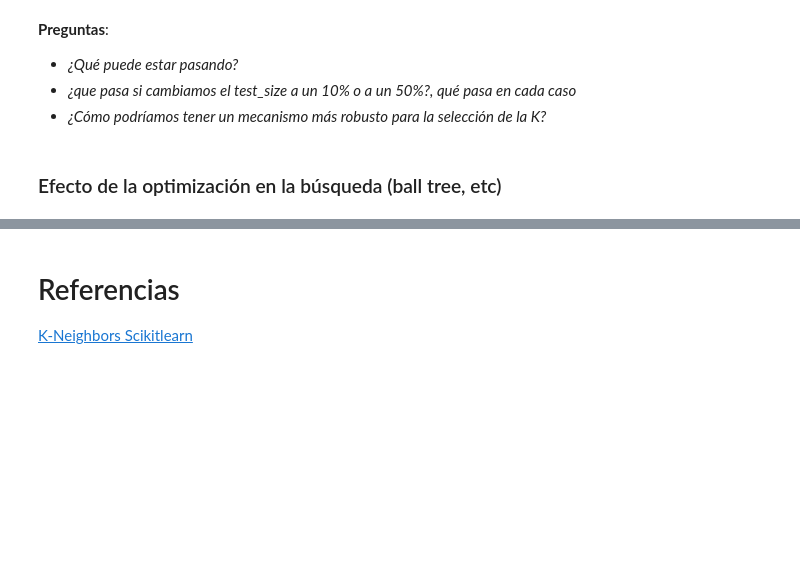
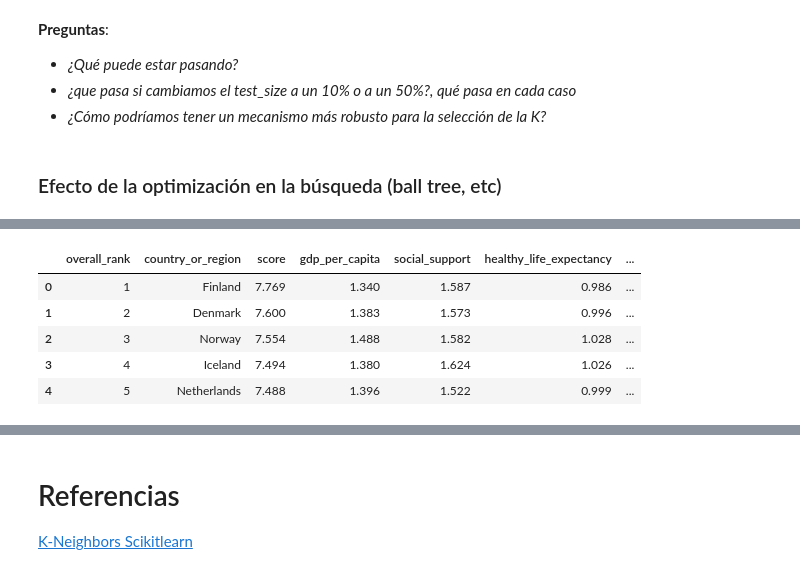
Before and after one commit to davidreyblanco/ml-training, a Jupyter notebook: k-neighbors/K Vecinos.ipynb, the cells around one changed output, grey strips where cells are left out. Saved outputs shown, nothing was run; the diff lists cells and outputs as text; code cells hidden in the pictures; blank space fills up the shorter version.

```diff
--- a/k-neighbors/K Vecinos.ipynb
+++ b/k-neighbors/K Vecinos.ipynb
@@ -276,0 +370,13 @@ After you have loaded the dataset, you might want to know a little bit more abou
+# %%
+df_hapiness = pd.read_csv('https://raw.githubusercontent.com/davidreyblanco/ml-training/master/data/happiness_2019.csv')
+# Limpiamos un poco los nombres de las columnas para eliminar espacios y mayúsculas
+df_hapiness.columns = df_hapiness.columns.str.replace(' ', '_')
+df_hapiness.columns = df_hapiness.columns.str.lower()
+df_hapiness.head(5)
+# %% [output]
+|  | overall_rank | country_or_region | score | gdp_per_capita | social_support | healthy_life_expectancy | ... |
+| 0 | 1 | Finland | 7.769 | 1.340 | 1.587 | 0.986 | ... |
+| 1 | 2 | Denmark | 7.600 | 1.383 | 1.573 | 0.996 | ... |
+| 2 | 3 | Norway | 7.554 | 1.488 | 1.582 | 1.028 | ... |
+| 3 | 4 | Iceland | 7.494 | 1.380 | 1.624 | 1.026 | ... |
+| 4 | 5 | Netherlands | 7.488 | 1.396 | 1.522 | 0.999 | ... |
```
Also changed, not shown: parts of 56 cells of this notebook, 3 other files.
